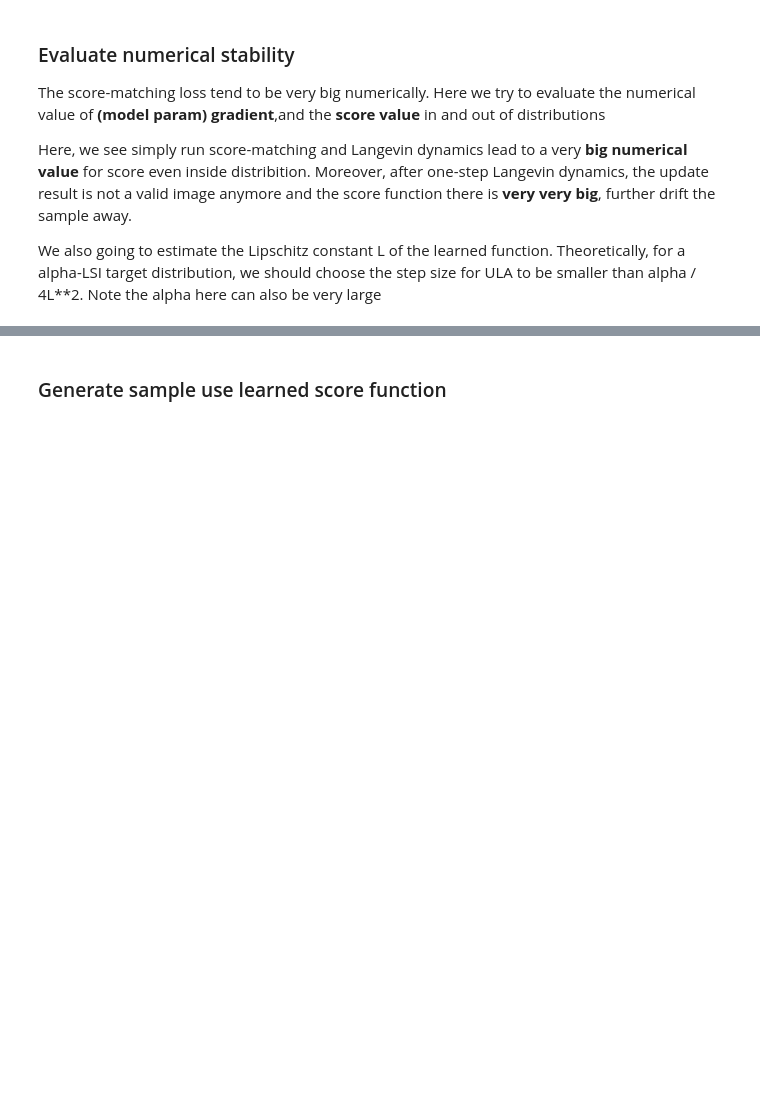
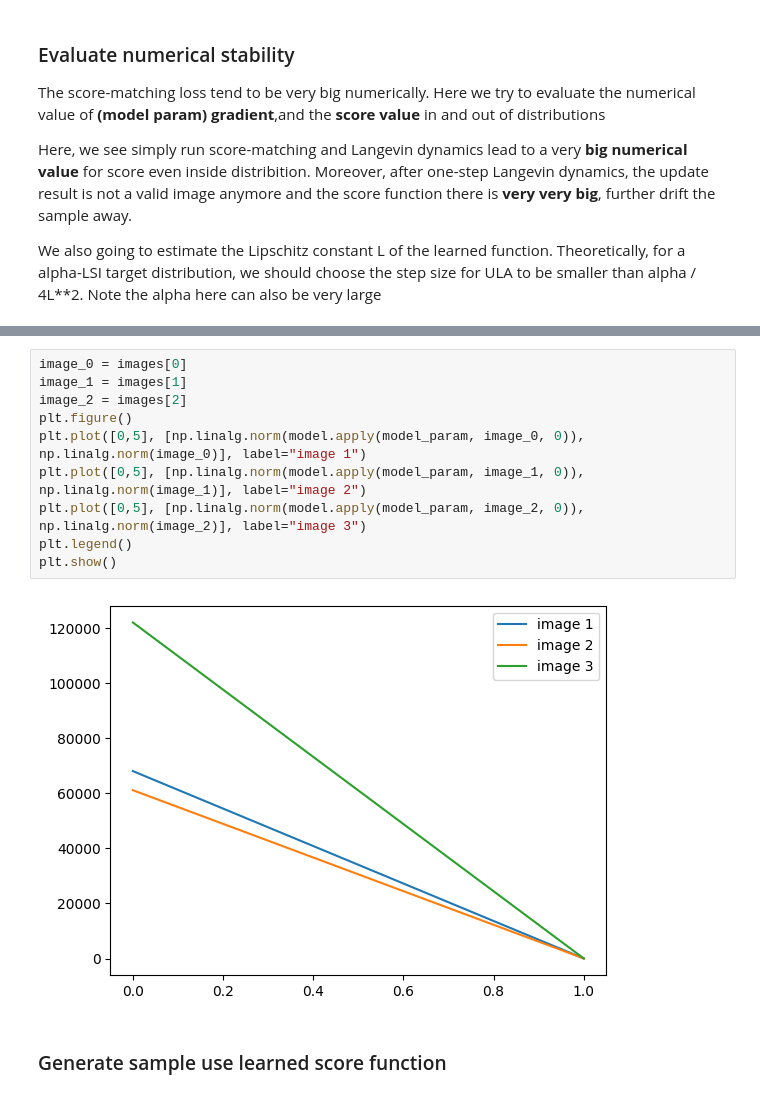
Before and after one commit to HaoxiangYou/Score-based-generative-model, a Jupyter notebook: MNIST.ipynb, the cells around one changed output, grey strips where cells are left out. Drawn from its saved outputs; the diff is of its cells as text; blank space fills up the shorter version.

```diff
--- a/MNIST.ipynb
+++ b/MNIST.ipynb
@@ -164,3 +175,15 @@ Estimate L-smooth of learned score is: 28259.31
+# %%
+image_0 = images[0]
+image_1 = images[1]
+image_2 = images[2]
+plt.figure()
+plt.plot([0,5], [np.linalg.norm(model.apply(model_param, image_0, 0)), np.linalg.norm(image_0)], label="image 1")
+plt.plot([0,5], [np.linalg.norm(model.apply(model_param, image_1, 0)), np.linalg.norm(image_1)], label="image 2")
+plt.plot([0,5], [np.linalg.norm(model.apply(model_param, image_2, 0)), np.linalg.norm(image_2)], label="image 3")
+plt.legend()
+plt.show()
+# %% [output]
+[figure, added]
 # %% [markdown]
 ### Generate sample use learned score function
 # %%
```
Also changed, not shown: parts of 15 cells of this notebook, 1 other file.
